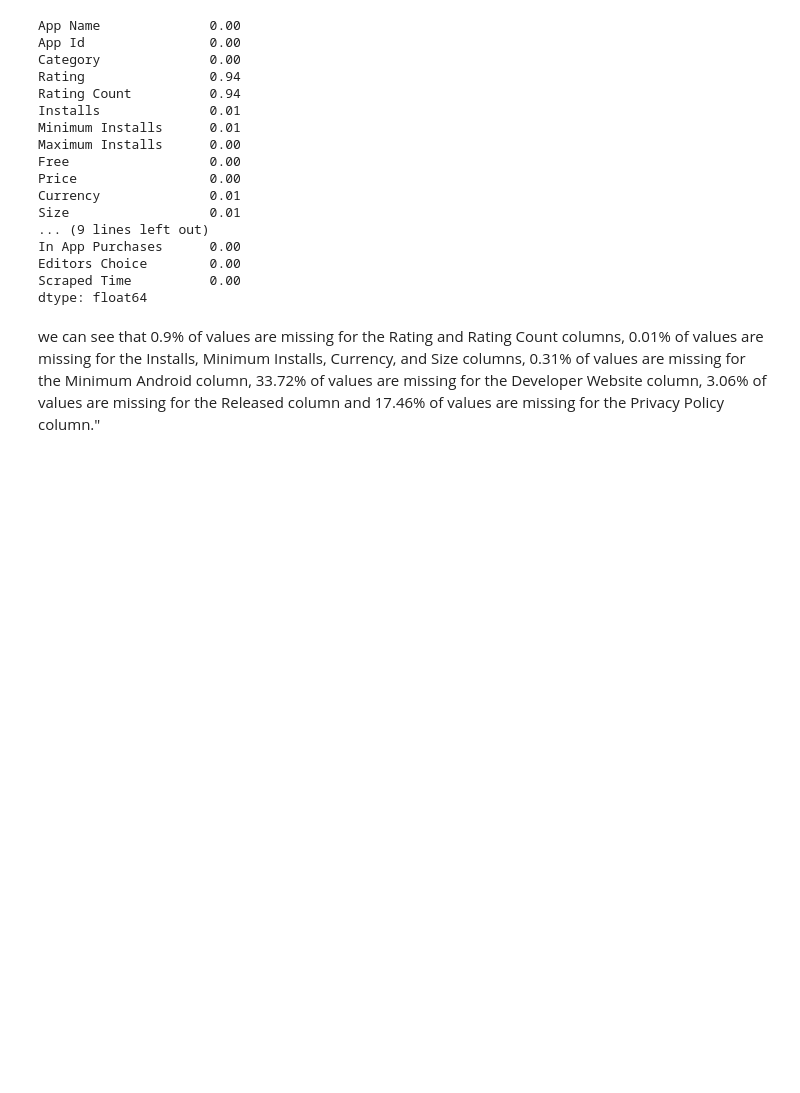
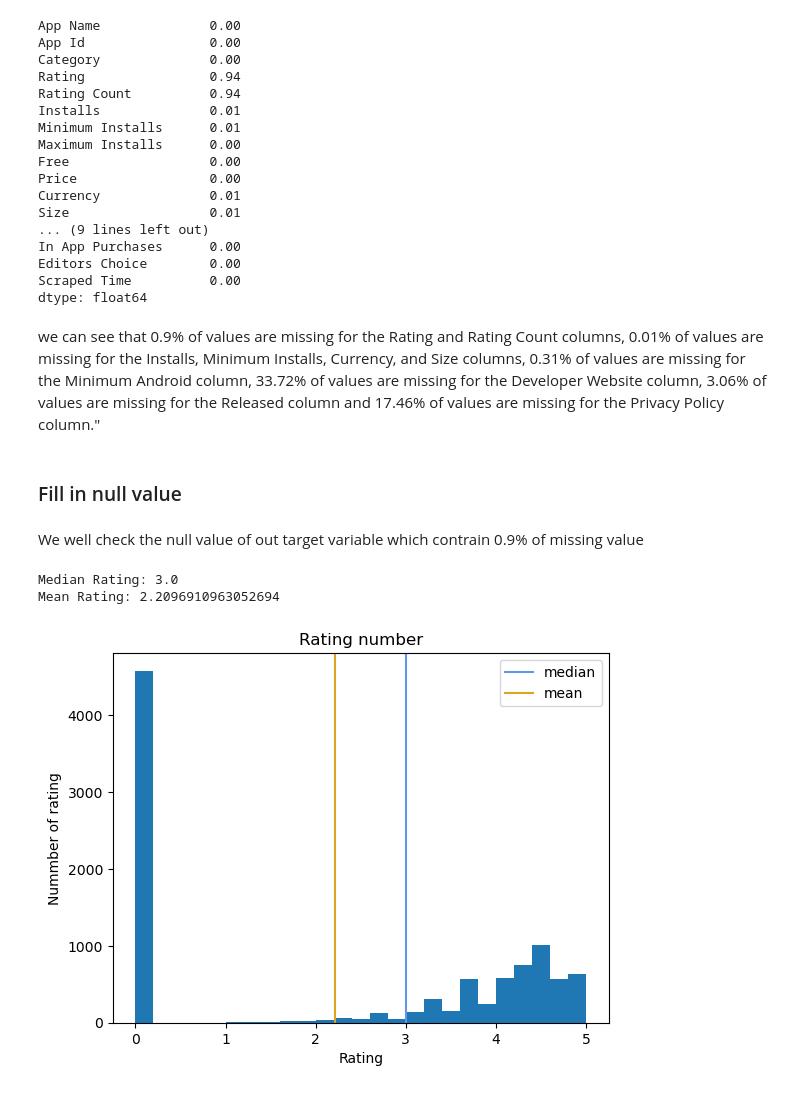
Before and after one commit to LouLan99/User-Rating-Prediction-Model, a Jupyter notebook: notebooks/01-data-loading-cleaning.ipynb, the cells around one changed output. Saved outputs shown, nothing was run; the diff lists cells and outputs as text; code cells hidden in the pictures; blank space fills up the shorter version.

```diff
--- a/notebooks/01-data-loading-cleaning.ipynb
+++ b/notebooks/01-data-loading-cleaning.ipynb
@@ -115,3 +217,25 @@ Scraped Time          0.00
 dtype: float64
 # %% [markdown]
 we can see that 0.9% of values are missing for the Rating and Rating Count columns, 0.01% of values are missing for the Installs, Minimum Installs, Currency, and Size columns, 0.31% of values are missing for the Minimum Android column, 33.72% of values are missing for the Developer Website column, 3.06% of values are missing for the Released column and 17.46% of values are missing for the Privacy Policy column."
+# %% [markdown]
+### Fill in null value
+# %% [markdown]
+We well check the null value of out target variable which contrain 0.9% of missing value
+# %%
+print("Median Rating:", df['Rating']. median())
+print("Mean Rating:", df['Rating']. mean())
+# %% [output]
+Median Rating: 3.0
+Mean Rating: 2.2096910963052694
+# %%
+plt.figure()
+plt.hist(df['Rating'], bins= 25)
+plt.xlabel('Rating')
+plt.ylabel('Nummber of rating')
+plt.title('Rating number')
+plt.axvline(df['Rating'].median(), label='median', color='cornflowerblue')
+plt.axvline(df['Rating'].mean(), label='mean', color='goldenrod')
+plt.legend()
+plt.show()
+# %% [output]
+[figure, added]
```
Also changed, not shown: parts of 6 cells of this notebook.
